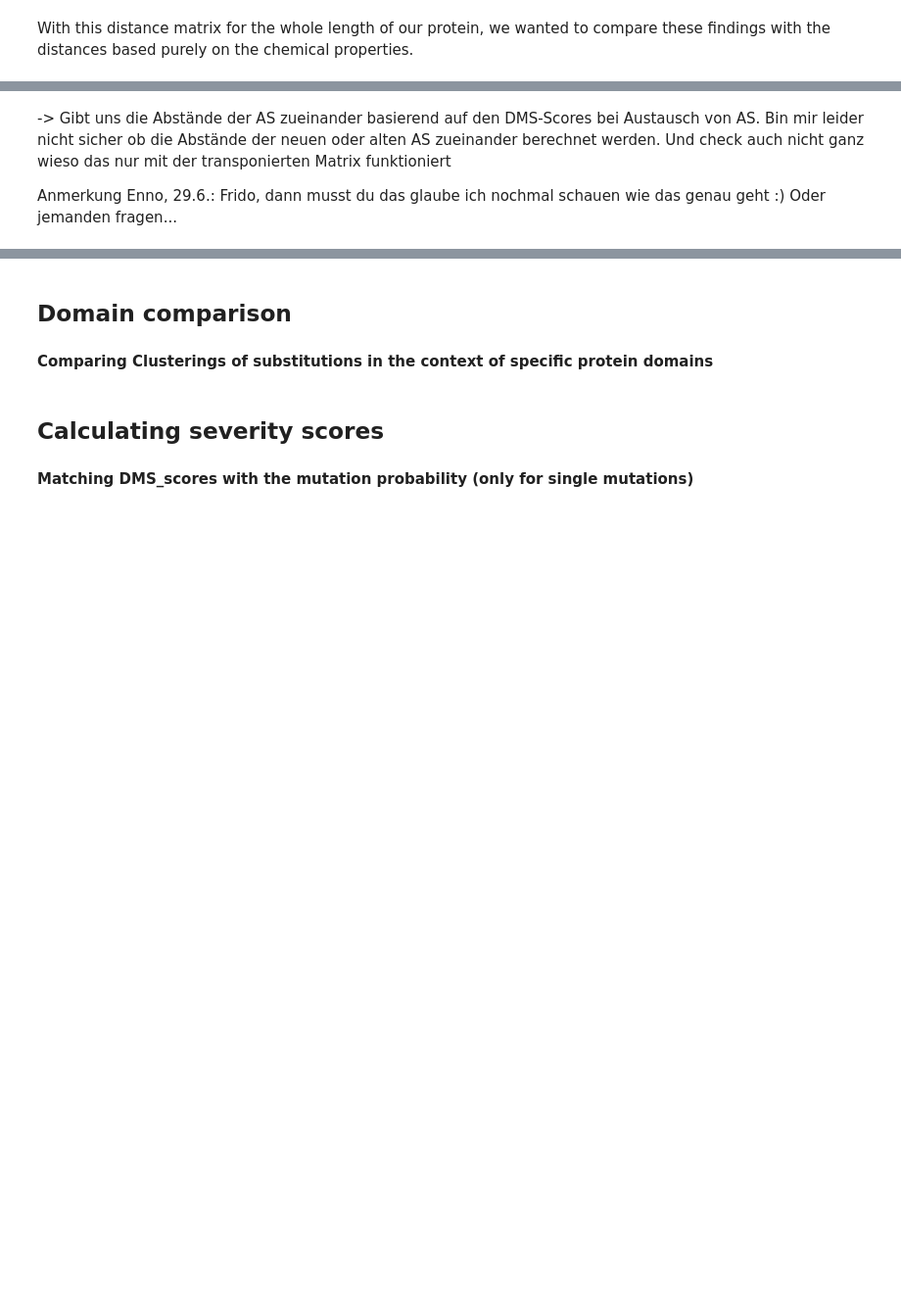
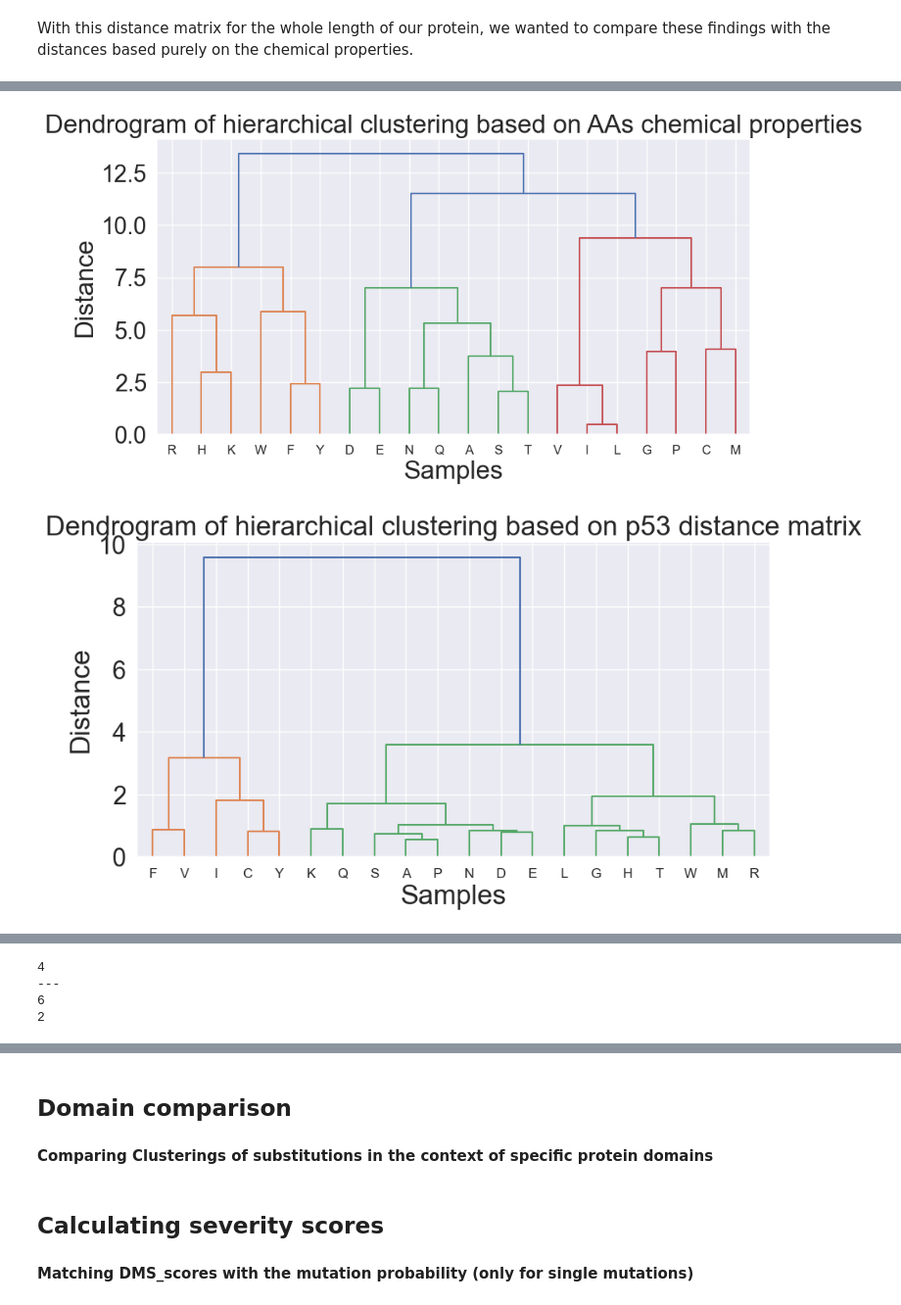
Before and after one commit to datascience-mobi-2023/topic02_team02, a Jupyter notebook: Documentation/P53 - DMS Documentation.ipynb, the cells around one changed output, grey strips where cells are left out. Shown at 98% size. Saved outputs shown, nothing was run; the diff lists cells and outputs as text; code cells hidden in the pictures; blank space fills up the shorter version.

Commit message:
updated all files of data_exploration to add short explanation. Added new functions for pca analysis, clustering (kmeans and hierarchical) and plotting of those results

```diff
--- a/Documentation/P53 - DMS Documentation.ipynb
+++ b/Documentation/P53 - DMS Documentation.ipynb
@@ -119,7 +116,7 @@ Then we calculated the differences of the AA to each other to look for optimal a
 # %%
 # Distanzmatrix (DMS-Scores)
 
+dist_chem = de.aa_distance_matrix(aa)
+
 dist_p53 = de.dms_distance_matrix(norm_frame)
-
-# IDEA: Compare Clustering with "dist_chem" ...
-dist_p53
+mean_subs_p53 = dc.rmv_na(de.mean_substitutions(norm_frame))
@@ -154,4 +125,9 @@ dist_chem
-# %% [markdown]
--> Gibt uns die Abstände der AS zueinander basierend auf den DMS-Scores bei Austausch von AS. Bin mir leider nicht sicher ob die Abstände der neuen oder alten AS zueinander berechnet werden. Und check auch nicht ganz wieso das nur mit der transponierten Matrix funktioniert
-
-Anmerkung Enno, 29.6.: Frido, dann musst du das glaube ich nochmal schauen wie das genau geht :) Oder jemanden fragen...
+# %%
+de.plot_hier_clust(dist_chem, title = "AAs chemical properties")
+
+de.plot_hier_clust(dist_p53, title = "p53 distance matrix")
+de.plot_hier_clust(mean_subs_p53, title = "p53 mean substitutions")
+# hierarchical ward clustering
+# %% [output]
+[figure, added]
+[figure, added]
@@ -157,0 +135,16 @@ Anmerkung Enno, 29.6.: Frido, dann musst du das glaube ich nochmal schauen wie d
+# %%
+#determine optimal amount of clusters. Algorithm not optimized, but quite a good estimation
+clusters_by_sil_chem = de.determine_clusters_silhouette(dc.clean_aa(aa))
+
+clusters_by_sil_p53 = de.determine_clusters_silhouette(dc.rmv_na(dc.df_transform(norm_frame)))
+clusters_by_sil_mean_p53 = de.determine_clusters_silhouette(mean_subs_p53)
+
+print (clusters_by_sil_chem)
+print ("---")
+print (clusters_by_sil_p53)
+print (clusters_by_sil_mean_p53)
+# %% [output]
+4
+---
+6
+2
```
Also changed, not shown: parts of 9 cells of this notebook, 18 other files.
